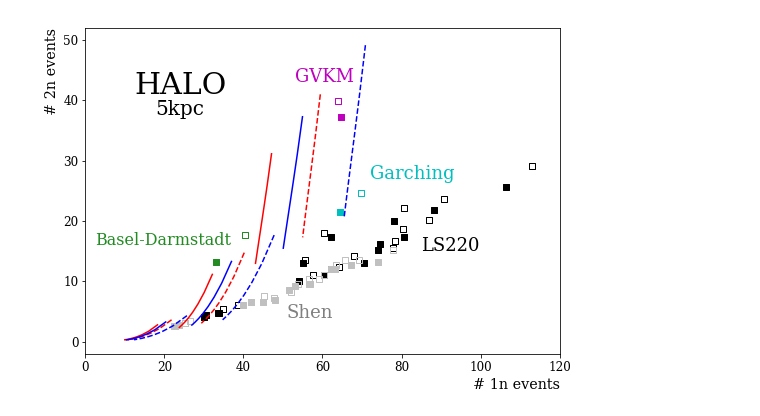
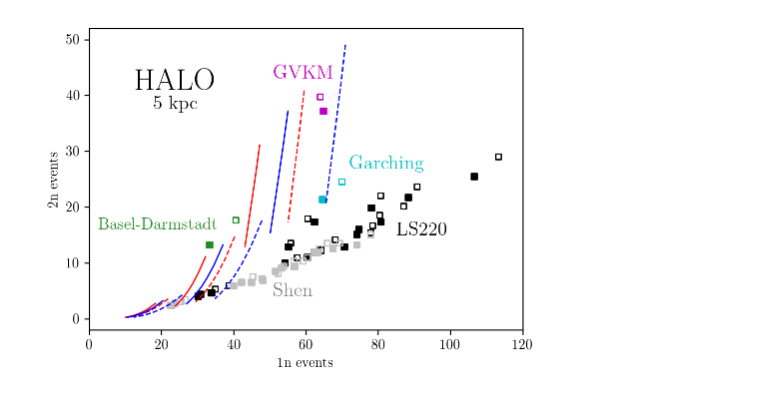
Before and after one commit to jfcrenshaw/halo, a Jupyter notebook: supernova_model_plot.ipynb, the cells around one changed output. Cells and saved outputs as stored; diff of their text form; code cells hidden in the pictures.

```diff
--- a/supernova_model_plot.ipynb
+++ b/supernova_model_plot.ipynb
@@ -23,29 +4,37 @@ model_size = 18
+# %%
+plt.style.use('jfc') # my custom style sheet
+%config InlineBackend.figure_format = 'retina'
+# %%
+# sizes for text in plots
+exp_size = 22
+dist_size = 14
+model_size = 14
 # %%
-fig, ax = plt.subplots(1,1)
+fig1, ax1 = plt.subplots(1,1,figsize=(5.6,4))
 
-snowglobes_curves(ax,1,5,True)
-other_sn_models(ax,1,5,True)
+snowglobes_curves(ax1,1,5,True)
+other_sn_models(ax1,1,5,True)
 
 # Other model labels
-ax.text(85,15,'LS220',color='black',fontsize=model_size)
-ax.text(51,4,'Shen',color='gray',fontsize=model_size)
-ax.text(72,27,'Garching',color='c',fontsize=model_size)
-ax.text(2.5,16,'Basel-Darmstadt',color='forestgreen',fontsize=model_size-2)
-ax.text(53,43,'GVKM',color='m',fontsize=model_size)
+ax1.text(85,15,'LS220',color='black',fontsize=model_size)
+ax1.text(51,4,'Shen',color='gray',fontsize=model_size)
+ax1.text(72,27,'Garching',color='c',fontsize=model_size)
+ax1.text(2.5,16,'Basel-Darmstadt',color='forestgreen',fontsize=model_size-2)
+ax1.text(51,43,'GVKM',color='m',fontsize=model_size)
 
 # Title
-ax.text(0.2,0.82,'HALO',fontsize=exp_size,ha='center',va='center',transform=ax.transAxes)
-ax.text(0.2,0.75,'5kpc',fontsize=dist_size,ha='center',va='center',transform=ax.transAxes)
+ax1.text(0.2,0.82,'HALO',fontsize=exp_size,ha='center',va='center',transform=ax1.transAxes)
+ax1.text(0.2,0.75,'5 kpc',fontsize=dist_size,ha='center',va='center',transform=ax1.transAxes)
 
 # Axes
-ax.set_xlabel('# 1n events',horizontalalignment='right',x=1.0)
-ax.set_ylabel('# 2n events',horizontalalignment='right', y=1.0)
+ax1.set_xlabel('1n events')
+ax1.set_ylabel('2n events')
 
-ax.set_xlim(0,120)
-ax.set_ylim(-2,52)
+ax1.set_xlim(0,120)
+ax1.set_ylim(-2,52)
 
-pylab.savefig('./figures/supernova_models_halo1_5kpc.png')
+fig1.savefig('./figures/supernova_models_halo1_5kpc.pdf')
 
 plt.show()
 # %% [output]
-[figure, old version]
+[figure, new version]
```
Also changed, not shown: parts of 5 cells of this notebook, 9 other files.
